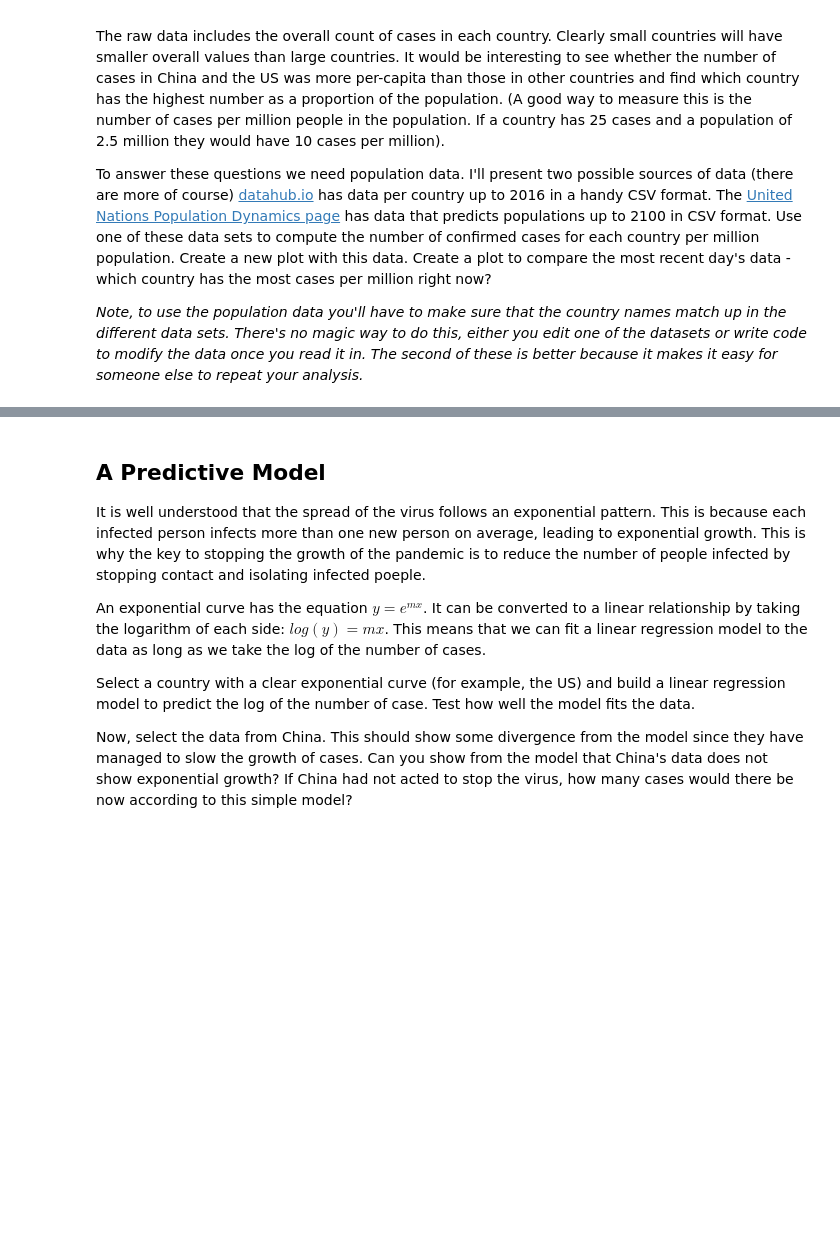
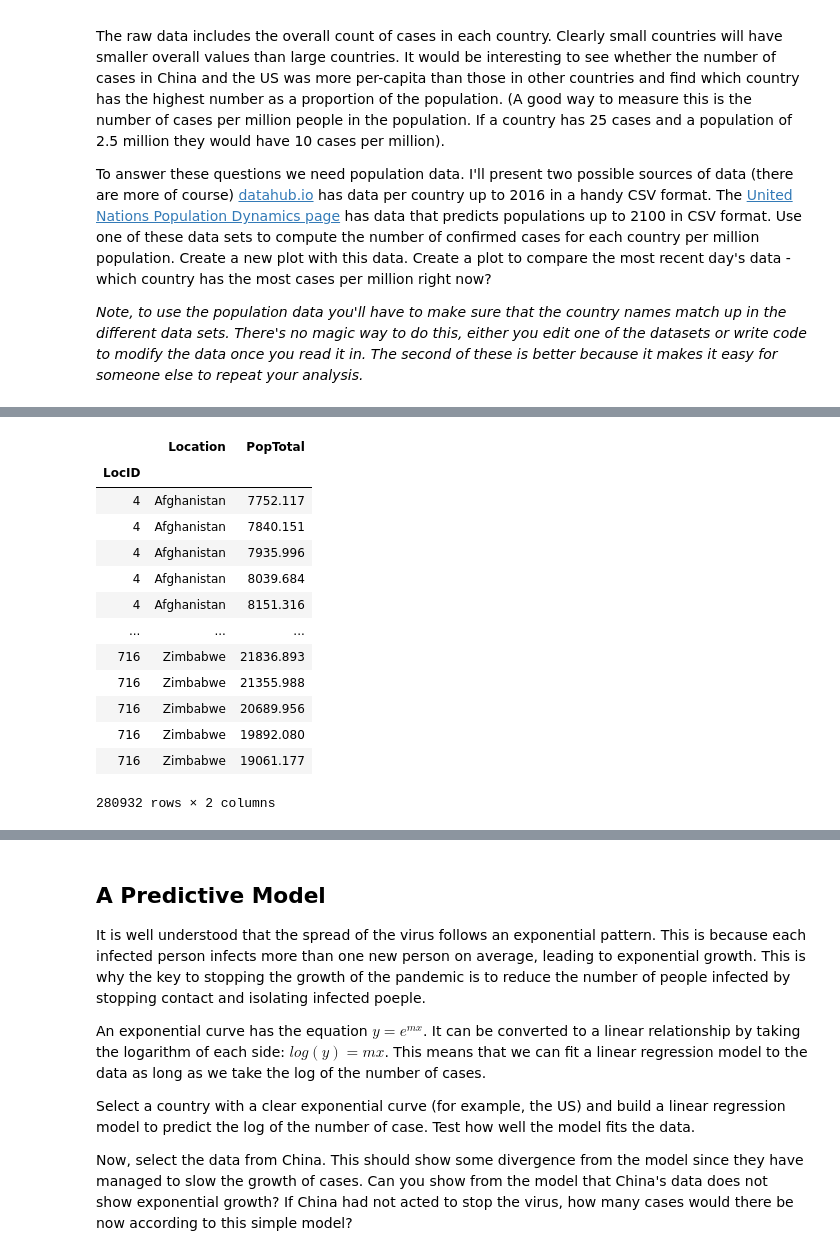
Before and after one commit to iamdraza/University-Practicals, a Jupyter notebook: Portfolio 2.ipynb, the cells around one changed output, grey strips where cells are left out. Drawn from its saved outputs; the diff is of its cells as text; code cells hidden in the pictures; blank space fills up the shorter version.

```diff
--- a/Portfolio 2.ipynb
+++ b/Portfolio 2.ipynb
@@ -157,0 +180,18 @@ _Note, to use the population data you'll have to make sure that the country name
+# %%
+population1 = population.drop(columns=['VarID', 'Variant', 'Time', 'MidPeriod', 'PopDensity', 'PopMale', 'PopFemale'])
+population1
+# %% [output]
+|  | Location | PopTotal |
+| LocID |  |  |
+| 4 | Afghanistan | 7752.117 |
+| 4 | Afghanistan | 7840.151 |
+| 4 | Afghanistan | 7935.996 |
+| 4 | Afghanistan | 8039.684 |
+| 4 | Afghanistan | 8151.316 |
+| ... | ... | ... |
+| 716 | Zimbabwe | 21836.893 |
+| 716 | Zimbabwe | 21355.988 |
+| 716 | Zimbabwe | 20689.956 |
+| 716 | Zimbabwe | 19892.080 |
+| 716 | Zimbabwe | 19061.177 |
+280932 rows × 2 columns
```
Also changed, not shown: parts of 4 cells of this notebook.
